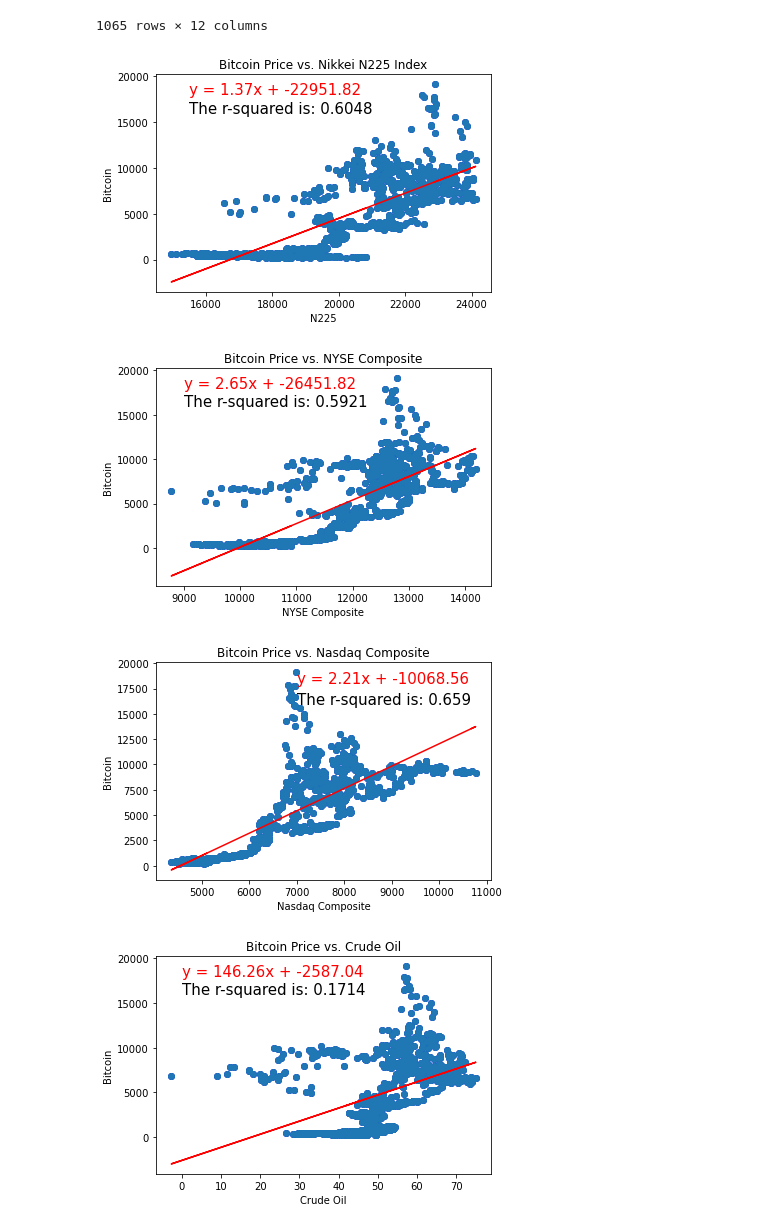
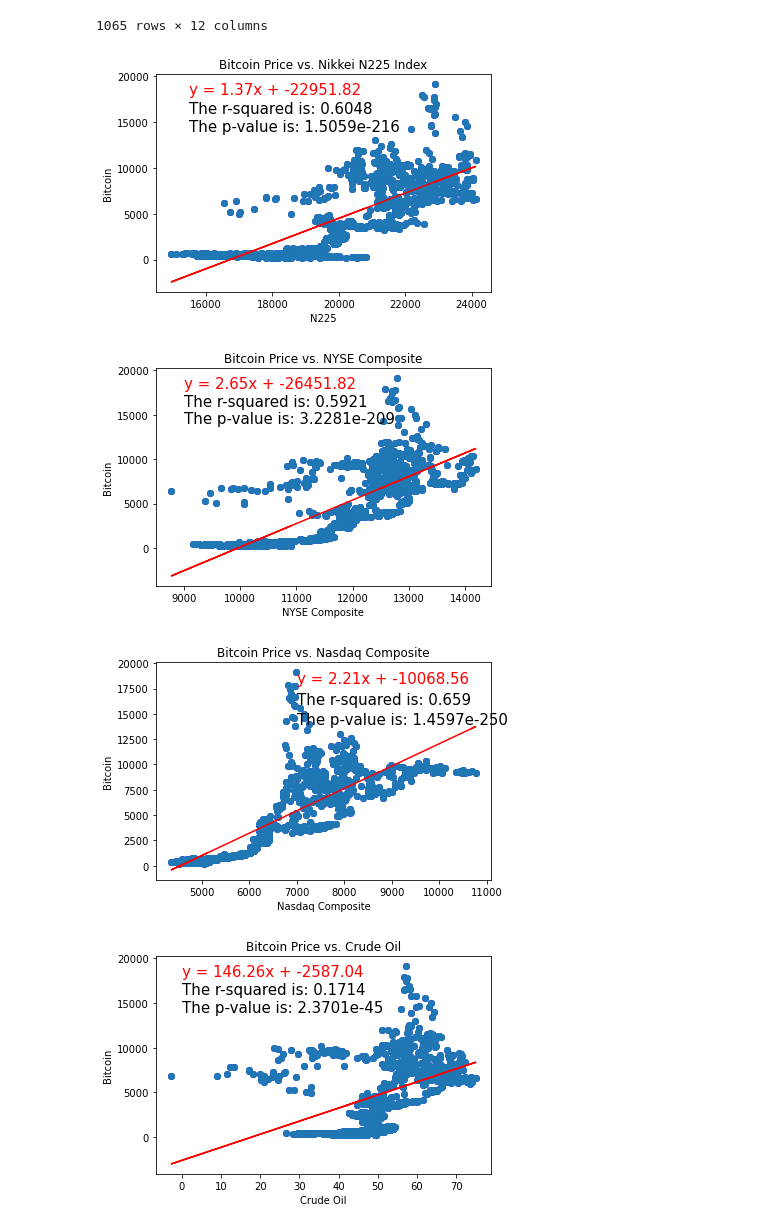
Before and after one commit to shermeenajani/Project-1-EDA, a Jupyter notebook: PullData.ipynb, the cells around one changed output. Drawn from its saved outputs; the diff is of its cells as text; code cells hidden in the pictures.

Commit message:
New plot images include p-value

```diff
--- a/PullData.ipynb
+++ b/PullData.ipynb
@@ -100,15 +100,18 @@ line_eq = "y = " + str(round(slope,2)) + "x + " + str(round(intercept,2))
 
 rsquared = f"The r-squared is: {round(rvalue**2,4)}"
 
+
 plt.scatter(x_values,y_values)
 plt.plot(x_values,regress_values,"r-")
 plt.annotate(line_eq,(15500,18000),fontsize=15,color="red")
 plt.annotate(rsquared,(15500,16000),fontsize=15,color="black")
+pval = f"The p-value is: {pvalue:.4e}"
+plt.annotate(pval,(15500,14000),fontsize=15,color="black")
 plt.savefig('images/bitcoinnikkei.png')
 
 plt.show()
 # %% [output]
-[figure, old version]
+[figure, new version]
 # %%
 x_values = index_multi_df["nysecomp"].values
 y_values = index_multi_df["bitcoin"].values
@@ -132,39 +135,43 @@ plt.scatter(x_values,y_values)
 plt.plot(x_values,regress_values,"r-")
 plt.annotate(line_eq,(9000,18000),fontsize=15,color="red")
 plt.annotate(rsquared,(9000,16000),fontsize=15,color="black")
+pval = f"The p-value is: {pvalue:.4e}"
+plt.annotate(pval,(9000,14000),fontsize=15,color="black")
 plt.savefig('images/bitcoinnyse.png')
 
 plt.show()
 # %% [output]
-[figure, old version]
+[figure, new version]
 # %%
 x_values = index_multi_df["nasdaqcomp"].values
 y_values = index_multi_df["bitcoin"].values
 
 
 plt.scatter(x_values, y_values,color="blue")
 plt.title("Bitcoin Price vs. Nasdaq Composite")
 plt.ylabel("Bitcoin")
 plt.xlabel("Nasdaq Composite")
 
 
 (slope, intercept, rvalue, pvalue, stderr) = linregress(x_values, y_values)
 
 
 regress_values = x_values * slope + intercept
 line_eq = "y = " + str(round(slope,2)) + "x + " + str(round(intercept,2))
 
 rsquared = f"The r-squared is: {round(rvalue**2,4)}"
 
 plt.scatter(x_values,y_values)
 plt.plot(x_values,regress_values,"r-")
 plt.annotate(line_eq,(7000,18000),fontsize=15,color="red")
 plt.annotate(rsquared,(7000,16000),fontsize=15,color="black")
+pval = f"The p-value is: {pvalue:.4e}"
+plt.annotate(pval,(7000,14000),fontsize=15,color="black")
 plt.savefig('images/bitcoinnasdaq.png')
 
 plt.show()
 # %% [output]
-[figure, old version]
+[figure, new version]
 # %%
 x_values = index_multi_df["crudeoil"].values
 y_values = index_multi_df["bitcoin"].values
@@ -188,11 +195,13 @@ plt.scatter(x_values,y_values)
 plt.plot(x_values,regress_values,"r-")
 plt.annotate(line_eq,(0,18000),fontsize=15,color="red")
 plt.annotate(rsquared,(0,16000),fontsize=15,color="black")
+pval = f"The p-value is: {pvalue:.4e}"
+plt.annotate(pval,(0,14000),fontsize=15,color="black")
 plt.savefig('images/bitcoincrude.png')
 
 plt.show()
 # %% [output]
-[figure, old version]
+[figure, new version]
 # %%
 x_values = index_multi_df["ngas"].values
 y_values = index_multi_df["bitcoin"].values
```
Also changed, not shown: parts of 11 cells of this notebook, 16 other files.
